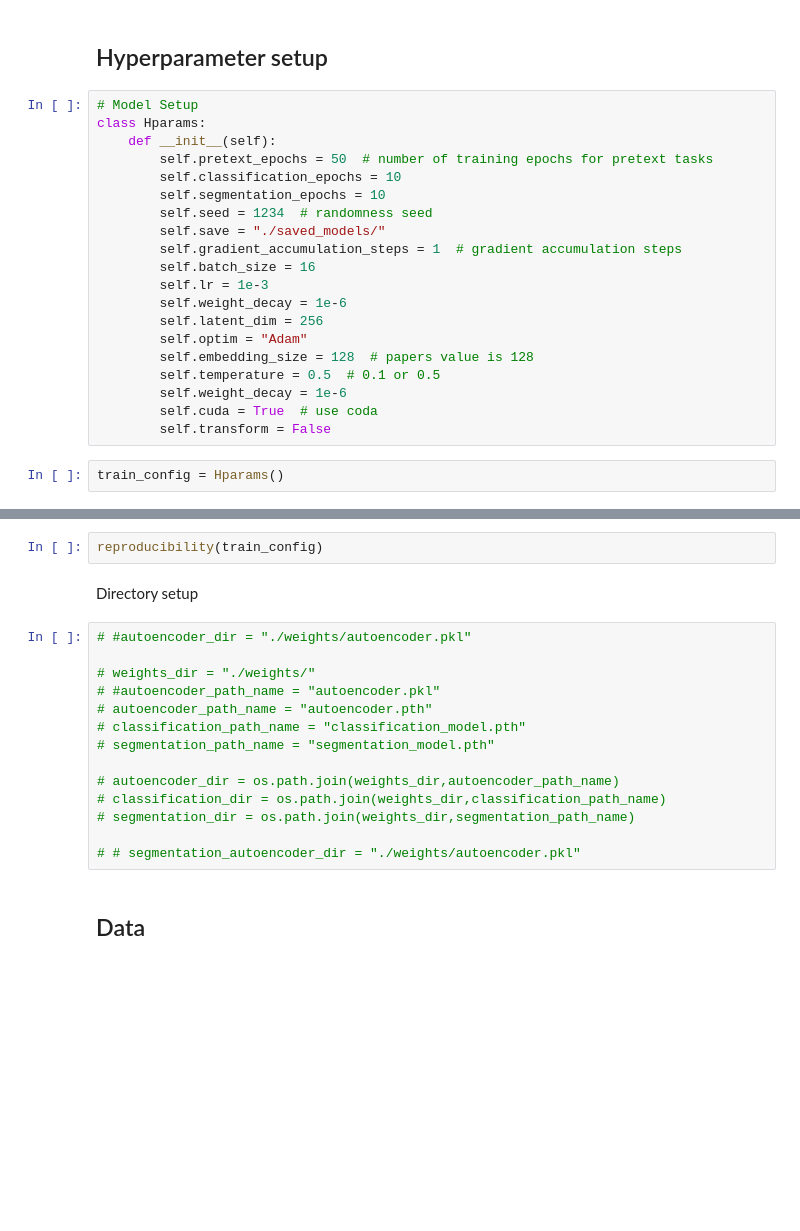
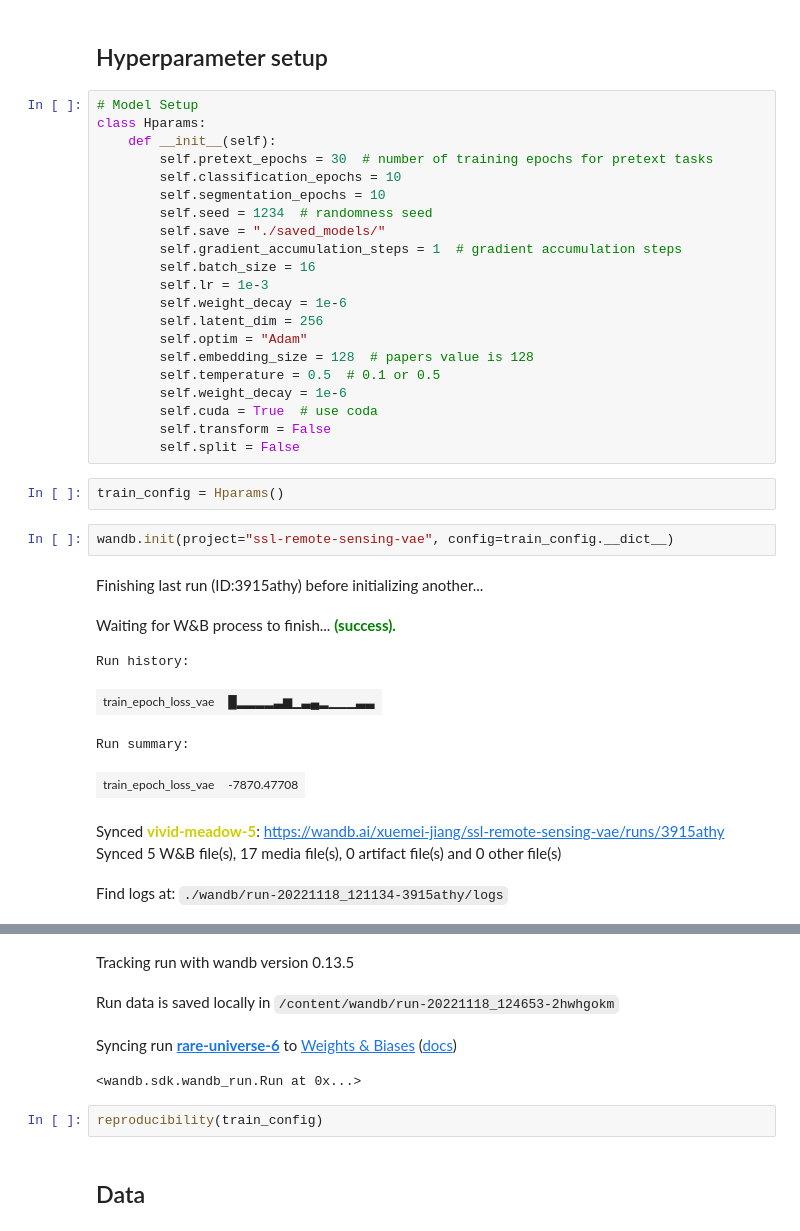
Before and after one commit to AlexanderLontke/ssl-remote-sensing, a Jupyter notebook: notebooks/VAE.ipynb, the cells around one changed output, grey strips where cells are left out. Cells and saved outputs as stored; diff of their text form; blank space fills up the shorter version.

```diff
--- a/notebooks/VAE.ipynb
+++ b/notebooks/VAE.ipynb
@@ -89,7 +99,7 @@ save_model_path = os.path.join(os.getcwd(), "saved_models/")
 # Model Setup
 class Hparams:
     def __init__(self):
-        self.pretext_epochs = 50  # number of training epochs for pretext tasks
+        self.pretext_epochs = 30  # number of training epochs for pretext tasks
         self.classification_epochs = 10
         self.segmentation_epochs = 10
         self.seed = 1234  # randomness seed
@@ -105,5 +115,18 @@ class Hparams:
         self.weight_decay = 1e-6
         self.cuda = True  # use coda
         self.transform = False
+        self.split = False
 # %%
 train_config = Hparams()
+# %%
+wandb.init(project="ssl-remote-sensing-vae", config=train_config.__dict__)
+# %% [output]
+Finishing last run (ID:3915athy) before initializing another...
+Waiting for W&B process to finish... (success).
+Run history:
+| train_epoch_loss_vae | █▂▂▂▂▃▆▁▃▄▂▁▁▁▃▃ |
+Run summary:
+| train_epoch_loss_vae | -7870.47708 |
+Synced vivid-meadow-5: https://wandb.ai/xuemei-jiang/ssl-remote-sensing-vae/runs/3915athy
+Synced 5 W&B file(s), 17 media file(s), 0 artifact file(s) and 0 other file(s)
+Find logs at: ./wandb/run-20221118_121134-3915athy/logs
@@ -110,21 +134,9 @@ train_config = Hparams()
+Tracking run with wandb version 0.13.5
+Run data is saved locally in /content/wandb/run-20221118_124653-2hwhgokm
+Syncing run rare-universe-6 to Weights & Biases (docs)
+<wandb.sdk.wandb_run.Run at 0x...>
 # %%
 reproducibility(train_config)
-# %% [markdown]
-Directory setup
-# %%
-# #autoencoder_dir = "./weights/autoencoder.pkl"
-
-# weights_dir = "./weights/"
-# #autoencoder_path_name = "autoencoder.pkl"
-# autoencoder_path_name = "autoencoder.pth"
-# classification_path_name = "classification_model.pth"
-# segmentation_path_name = "segmentation_model.pth"
-
-# autoencoder_dir = os.path.join(weights_dir,autoencoder_path_name)
-# classification_dir = os.path.join(weights_dir,classification_path_name)
-# segmentation_dir = os.path.join(weights_dir,segmentation_path_name)
-
-# # segmentation_autoencoder_dir = "./weights/autoencoder.pkl"
 # %% [markdown]
 ## Data
 # %% [markdown]
```
Also changed, not shown: parts of 40 cells of this notebook.
